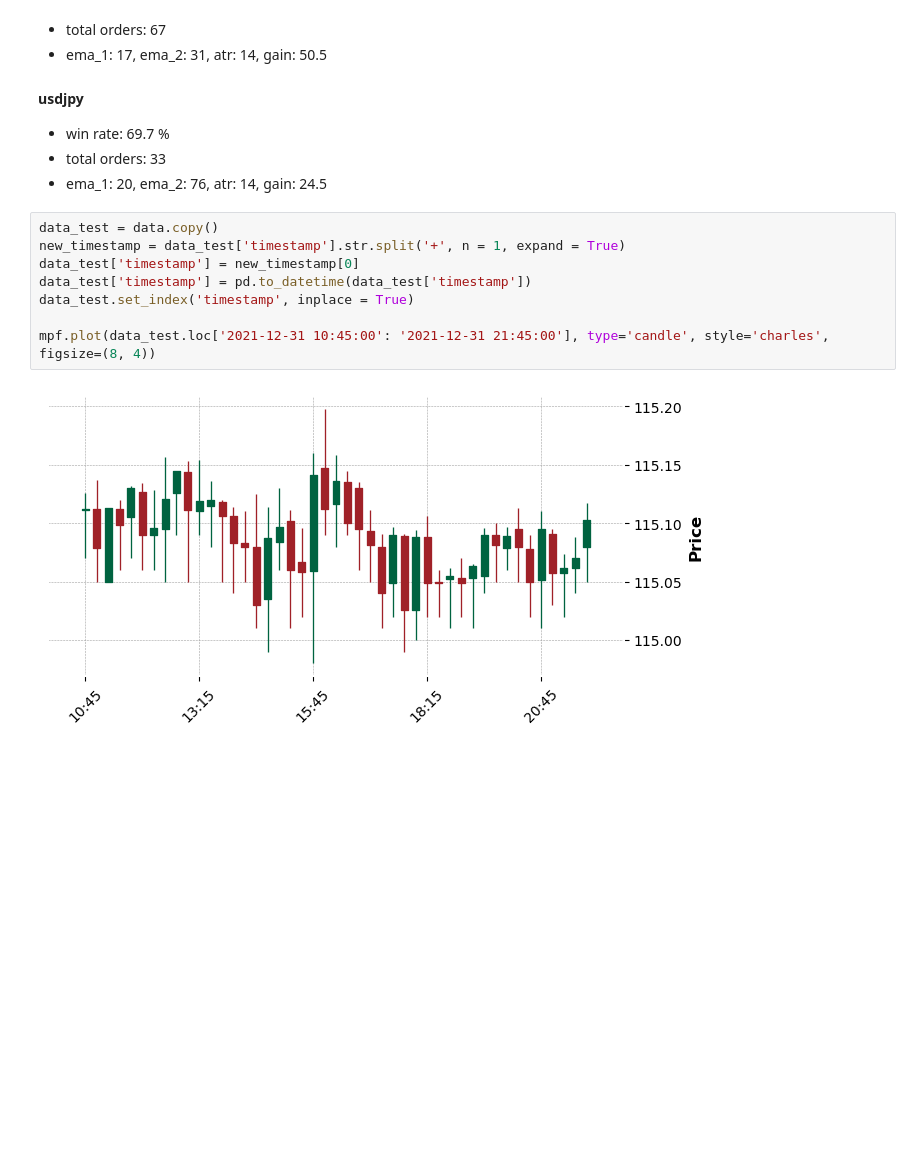
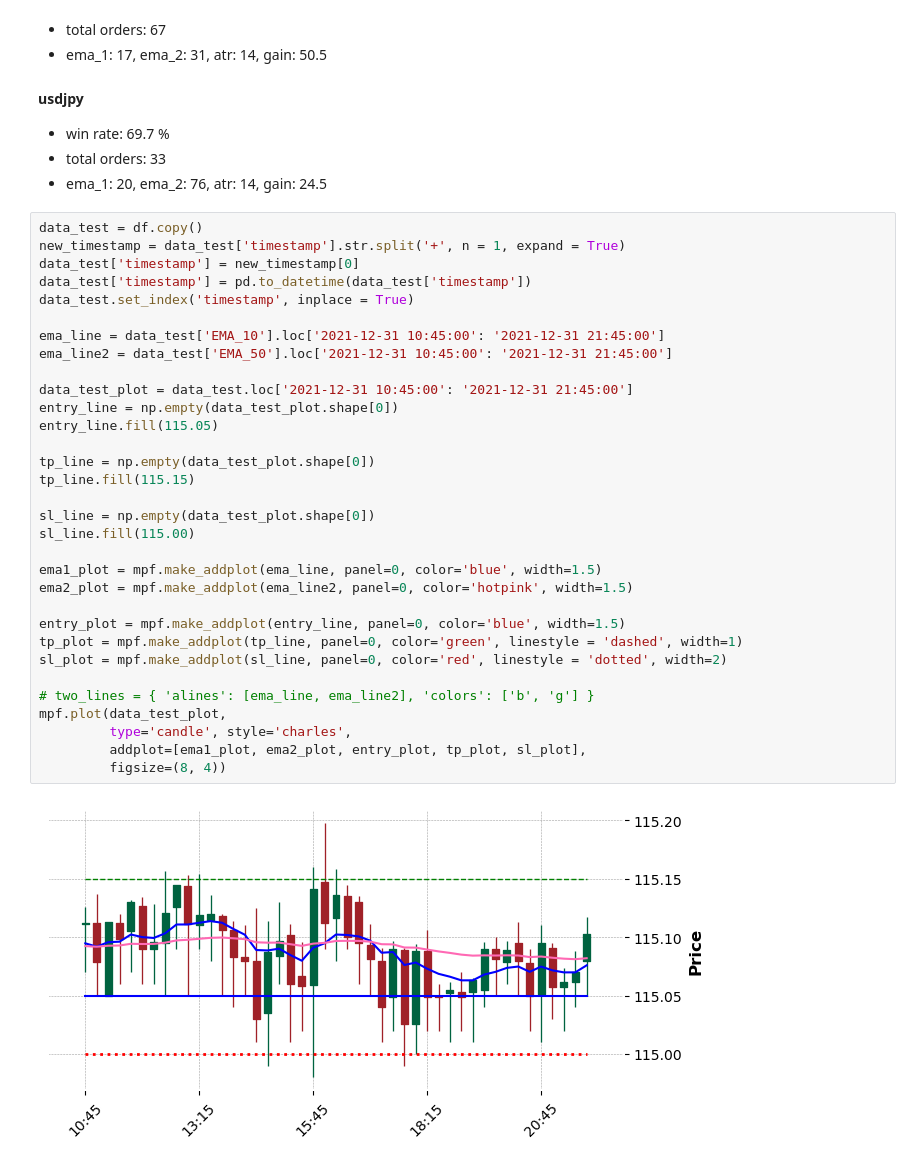
Before and after one commit to phongyanon/PythonInvestment, a Jupyter notebook: MyStrategy/Gloden_cross.ipynb, the cells around one changed output. Saved outputs shown, nothing was run; the diff lists cells and outputs as text; blank space fills up the shorter version.

Commit message:
update show plot with indicator, entry, sl, tp in each order

```diff
--- a/MyStrategy/Gloden_cross.ipynb
+++ b/MyStrategy/Gloden_cross.ipynb
@@ -259,12 +284,36 @@ ema_1: 20, ema_2: 76, atr: 14, gain: 24.5
 * total orders: 33
 * ema_1: 20, ema_2: 76, atr: 14, gain: 24.5
 # %%
-data_test = data.copy()
+data_test = df.copy()
 new_timestamp = data_test['timestamp'].str.split('+', n = 1, expand = True)
 data_test['timestamp'] = new_timestamp[0]
 data_test['timestamp'] = pd.to_datetime(data_test['timestamp'])
 data_test.set_index('timestamp', inplace = True)
 
-mpf.plot(data_test.loc['2021-12-31 10:45:00': '2021-12-31 21:45:00'], type='candle', style='charles', figsize=(8, 4))
+ema_line = data_test['EMA_10'].loc['2021-12-31 10:45:00': '2021-12-31 21:45:00']
+ema_line2 = data_test['EMA_50'].loc['2021-12-31 10:45:00': '2021-12-31 21:45:00']
+
+data_test_plot = data_test.loc['2021-12-31 10:45:00': '2021-12-31 21:45:00']
+entry_line = np.empty(data_test_plot.shape[0])
+entry_line.fill(115.05)
+
+tp_line = np.empty(data_test_plot.shape[0])
+tp_line.fill(115.15)
+
+sl_line = np.empty(data_test_plot.shape[0])
+sl_line.fill(115.00)
+
+ema1_plot = mpf.make_addplot(ema_line, panel=0, color='blue', width=1.5)
+ema2_plot = mpf.make_addplot(ema_line2, panel=0, color='hotpink', width=1.5)
+
+entry_plot = mpf.make_addplot(entry_line, panel=0, color='blue', width=1.5)
+tp_plot = mpf.make_addplot(tp_line, panel=0, color='green', linestyle = 'dashed', width=1)
+sl_plot = mpf.make_addplot(sl_line, panel=0, color='red', linestyle = 'dotted', width=2)
+
+# two_lines = { 'alines': [ema_line, ema_line2], 'colors': ['b', 'g'] }
+mpf.plot(data_test_plot,
+         type='candle', style='charles',
+         addplot=[ema1_plot, ema2_plot, entry_plot, tp_plot, sl_plot],
+         figsize=(8, 4))
 # %% [output]
-[figure, old version]
+[figure, new version]
```
Also changed, not shown: parts of 2 cells of this notebook, 1 other file.
